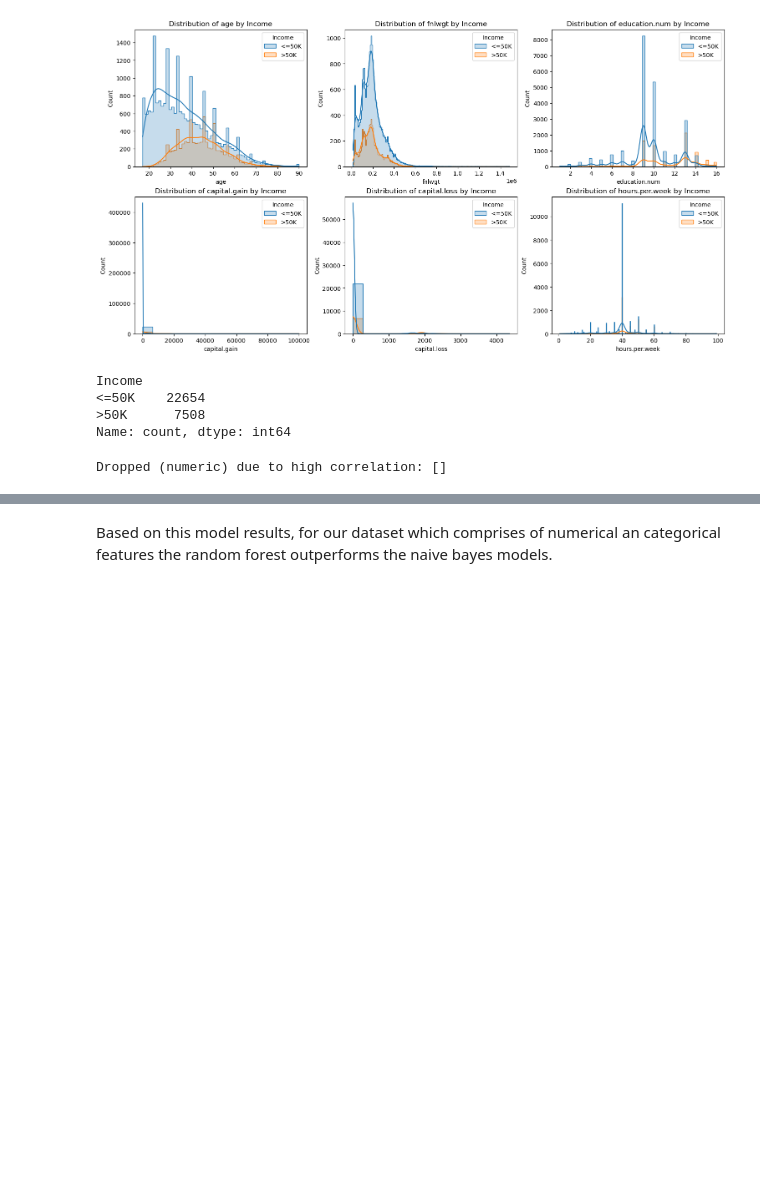
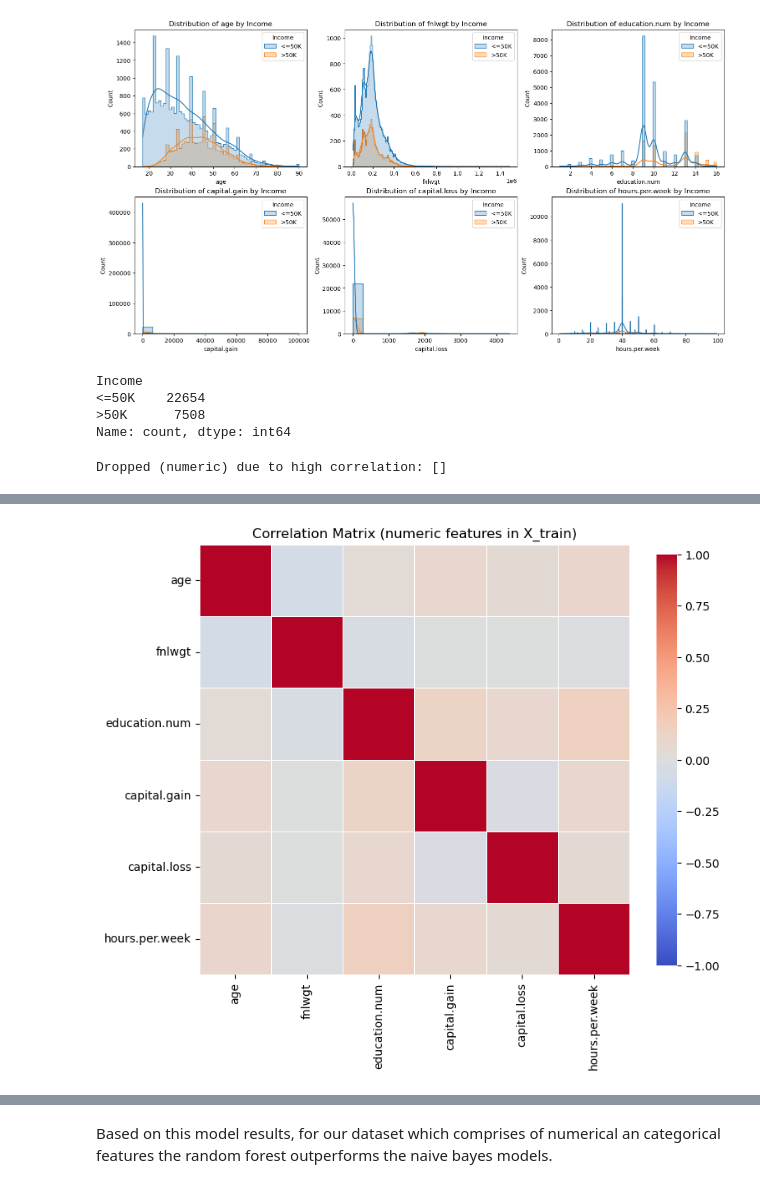
Before and after one commit to Chizobawisdom/Portfolio, a Jupyter notebook: 03_Predictive-Maintenance/Randomforest_Classification.ipynb, the cells around one changed output, grey strips where cells are left out. Drawn from its saved outputs; the diff is of its cells as text; code cells hidden in the pictures; blank space fills up the shorter version.

```diff
--- a/03_Predictive-Maintenance/Randomforest_Classification.ipynb
+++ b/03_Predictive-Maintenance/Randomforest_Classification.ipynb
@@ -135,3 +136,21 @@ X_train = X_train[keep_cols].copy() # features kept are used as training and tes
 X_test = X_test[keep_cols].copy()
 # %% [output]
 Dropped (numeric) due to high correlation: []
+# %%
+# this is based on pearson correlation observations for numeric features
+Xn = X_train.select_dtypes(include=np.number)
+corr = Xn.corr()  # Pearson correlation by default
+
+plt.figure(figsize=(8, 8))
+sns.heatmap(
+    corr,
+    cmap='coolwarm',
+    vmin=-1, vmax=1, center=0,
+    square=True,
+    linewidths=0.5,
+    cbar_kws={'shrink': 0.7}
+)
+plt.title('Correlation Matrix (numeric features in X_train)')
+plt.tight_layout()
+plt
+# %% [output]
@@ -137,0 +158 @@ Dropped (numeric) due to high correlation: []
+[figure, added]
```
Also changed, not shown: parts of 4 cells of this notebook.
